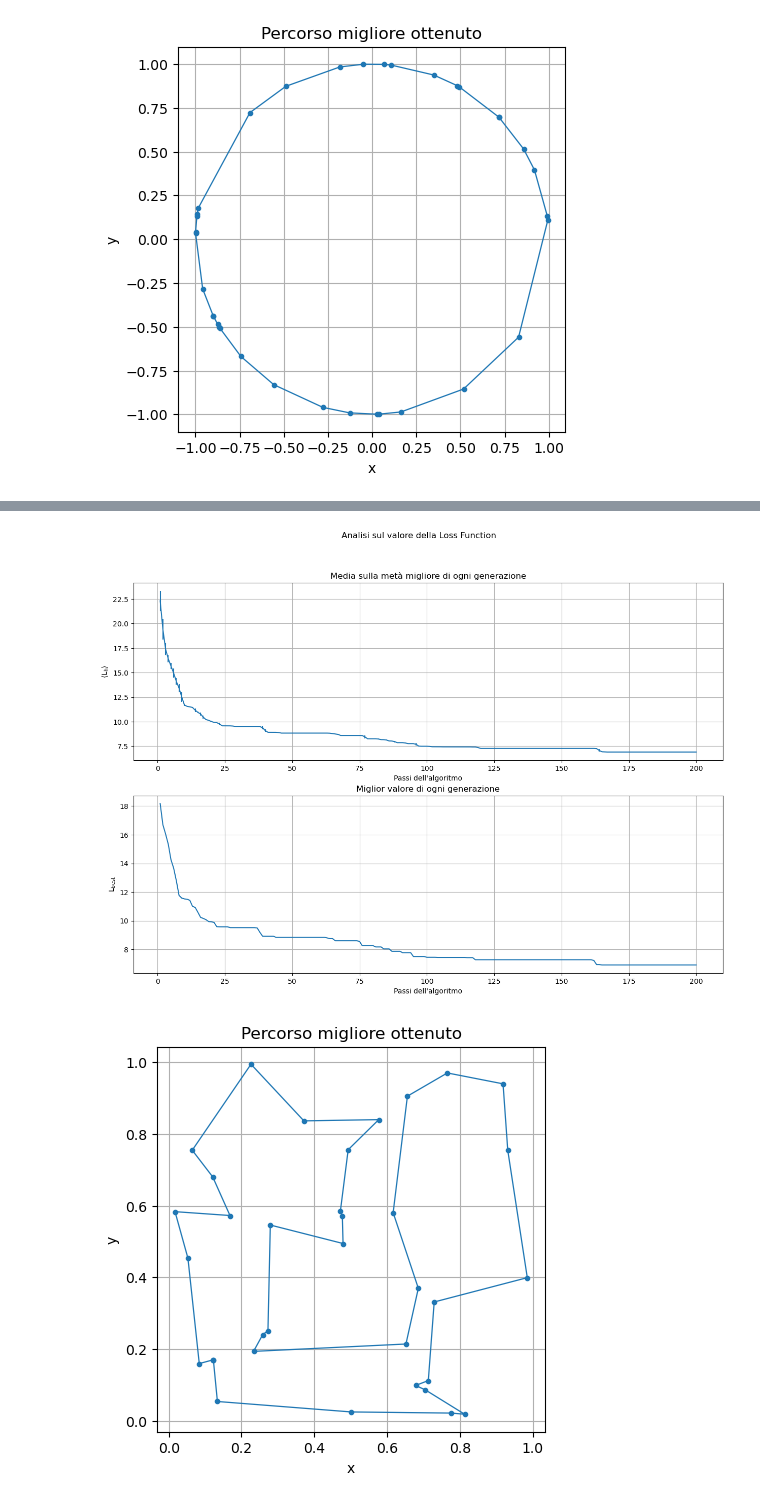
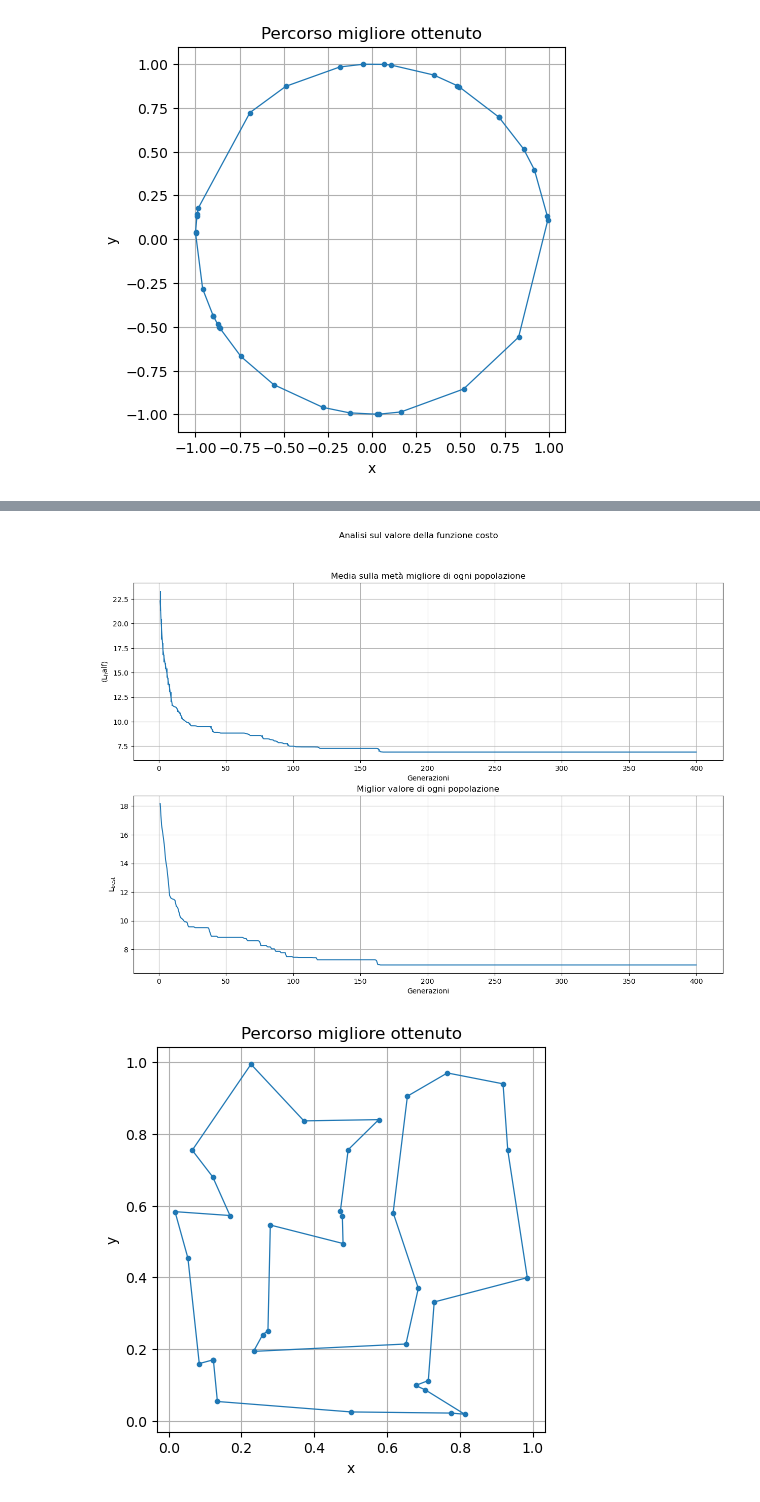
Before and after one commit to angela-bonato/LaboratorioSimulazioneNumerica, a Jupyter notebook: Es09/Esercitazione9.ipynb, the cells around one changed output, grey strips where cells are left out. Cells and saved outputs as stored; diff of their text form; code cells hidden in the pictures.

```diff
--- a/Es09/Esercitazione9.ipynb
+++ b/Es09/Esercitazione9.ipynb
@@ -47,23 +70,28 @@ plt.show()
-# %%
-sbestL=np.loadtxt("sbestloss.dat",  unpack="true")
-smeanL, serrorsL=np.loadtxt("sbesthalfloss.dat", usecols=(0, 1),  unpack="true")  #vettori delle ordinate dei punti plottati e delle barre d'errore
-
-sfig ,(splt1, splt2) = plt.subplots(2, 1, figsize=(15, 10))
-
-splt1.errorbar(x, smeanL, yerr=serrorsL)
-splt1.set_xlabel("Passi dell'algoritmo")
-splt1.set_ylabel(r"$\left<\mathrm{L_h}\right>$")
-splt1.set_title("Media sulla metà migliore di ogni generazione")
-splt1.grid(True)
-
-splt2.plot(x, sbestL)
-splt2.set_xlabel("Passi dell'algoritmo")
-splt2.set_ylabel(r"$\mathrm{L_{best}}$")
-splt2.set_title("Miglior valore di ogni generazione")
-splt2.grid(True)
-
-sfig.suptitle("Analisi sul valore della Loss Function")
-plt.show()
-# %% [output]
-[figure, removed]
+# %%
+sNstep=400  #numero di generazioni
+sx=np.arange(sNstep)+1  #vettore delle ascisse dei punti plottati
+
+#costo percorso migliore a ogni generazione
+sbestL=np.loadtxt("sbestloss.dat",  unpack="true")
+#costo medio dei primi individui a ogni generazione con dev standard
+smeanL, serrorsL=np.loadtxt("sbesthalfloss.dat", usecols=(0, 1),  unpack="true")
+
+sfig ,(splt1, splt2) = plt.subplots(2, 1, figsize=(15, 10))
+
+splt1.errorbar(sx, smeanL, yerr=serrorsL)
+splt1.set_xlabel("Generazioni")
+splt1.set_ylabel(r"$\left<\mathrm{L_half}\right>$")
+splt1.set_title("Media sulla metà migliore di ogni popolazione")
+splt1.grid(True)
+
+splt2.plot(sx, sbestL)
+splt2.set_xlabel("Generazioni")
+splt2.set_ylabel(r"$\mathrm{L_{best}}$")
+splt2.set_title("Miglior valore di ogni popolazione")
+splt2.grid(True)
+
+sfig.suptitle("Analisi sul valore della funzione costo")
+plt.show()
+# %% [output]
+[figure, added]
 # %%
```
Also changed, not shown: parts of 7 cells of this notebook, 4 other files.
